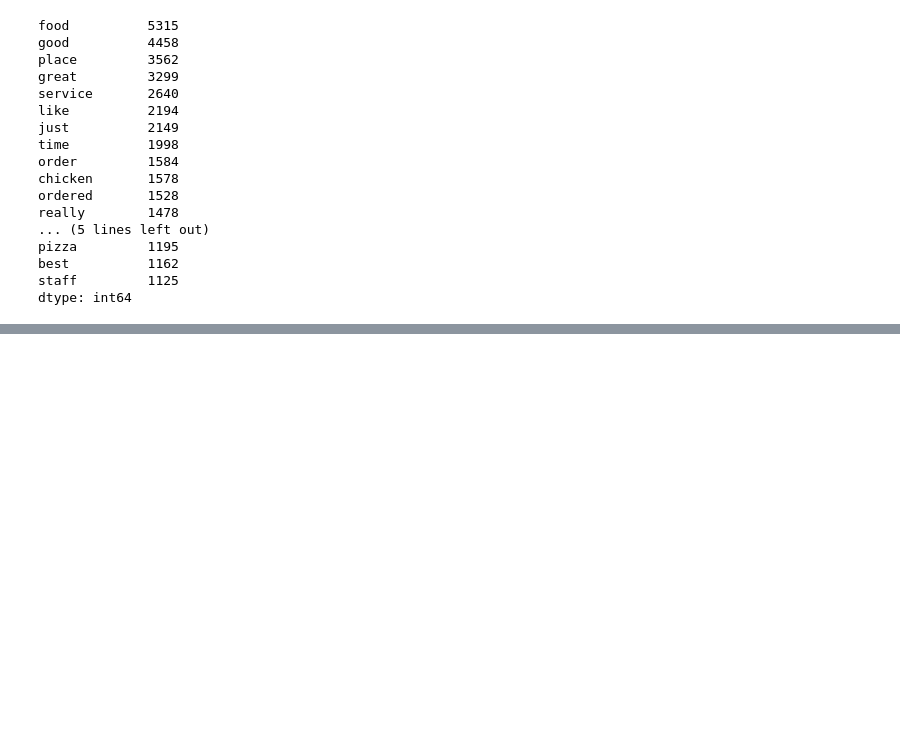
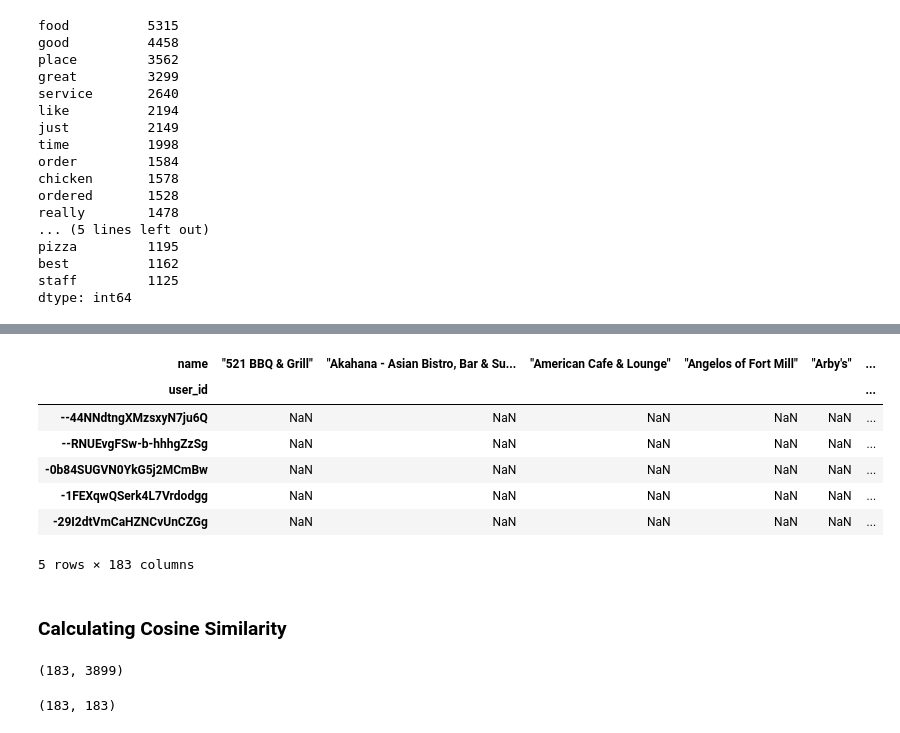
Before and after one commit to schubline/capstone_project, a Jupyter notebook: eda_notebooks/nlp_food_review_sc.ipynb, the cells around one changed output, grey strips where cells are left out. Drawn from its saved outputs; the diff is of its cells as text; code cells hidden in the pictures; blank space fills up the shorter version.

```diff
--- a/eda_notebooks/nlp_food_review_sc.ipynb
+++ b/eda_notebooks/nlp_food_review_sc.ipynb
@@ -556,3 +509,0 @@ Name: is_open, dtype: int64
-# %%
-# dropping restaurants that are no longer open
-data = data.drop(data[data["is_open"] != 1.0].index)
@@ -564,2 +509,0 @@ Name: is_open, dtype: int64
-# %%
-data["lang"] = data["text"].apply(lambda x: detect(x))
@@ -807,0 +1212,3 @@ y_train = data["stars"]
+# %%
+# pure rec dataframe
+rec_data = data[["business_id", "name", "user_id", "sentiment_score"]]
@@ -807,0 +1224,14 @@ y_train = data["stars"]
+# %%
+# need an index of all users, and single column for every restaurant
+pivot = pd.pivot_table(rec_data, index='user_id', columns='name', values='sentiment_score')
+# %%
+pivot.head()
+# %% [output]
+| name | "521 BBQ & Grill" | "Akahana - Asian Bistro, Bar & Su... | "American Cafe & Lounge" | "Angelos of Fort Mill" | "Arby's" | ... |
+| user_id |  |  |  |  |  | ... |
+| --44NNdtngXMzsxyN7ju6Q | NaN | NaN | NaN | NaN | NaN | ... |
+| --RNUEvgFSw-b-hhhgZzSg | NaN | NaN | NaN | NaN | NaN | ... |
+| -0b84SUGVN0YkG5j2MCmBw | NaN | NaN | NaN | NaN | NaN | ... |
+| -1FEXqwQSerk4L7Vrdodgg | NaN | NaN | NaN | NaN | NaN | ... |
+| -29I2dtVmCaHZNCvUnCZGg | NaN | NaN | NaN | NaN | NaN | ... |
+5 rows × 183 columns
@@ -807,0 +1243,6 @@ y_train = data["stars"]
+# %% [markdown]
+### Calculating Cosine Similarity
+# %%
+sparse_pivot.shape
+# %% [output]
+(183, 3899)
@@ -807,0 +1251,4 @@ y_train = data["stars"]
+# %%
+distances.shape
+# %% [output]
+(183, 183)
```
Also changed, not shown: parts of 88 cells of this notebook, 2 other files.
